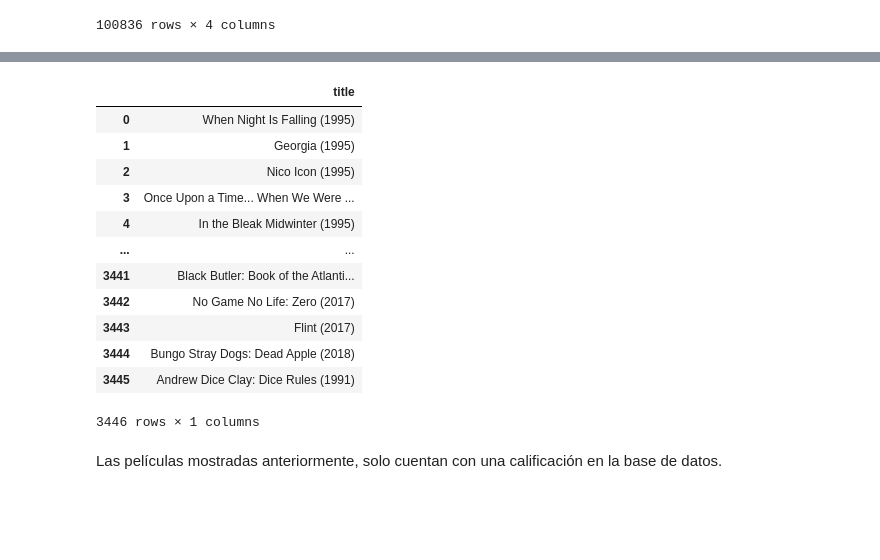
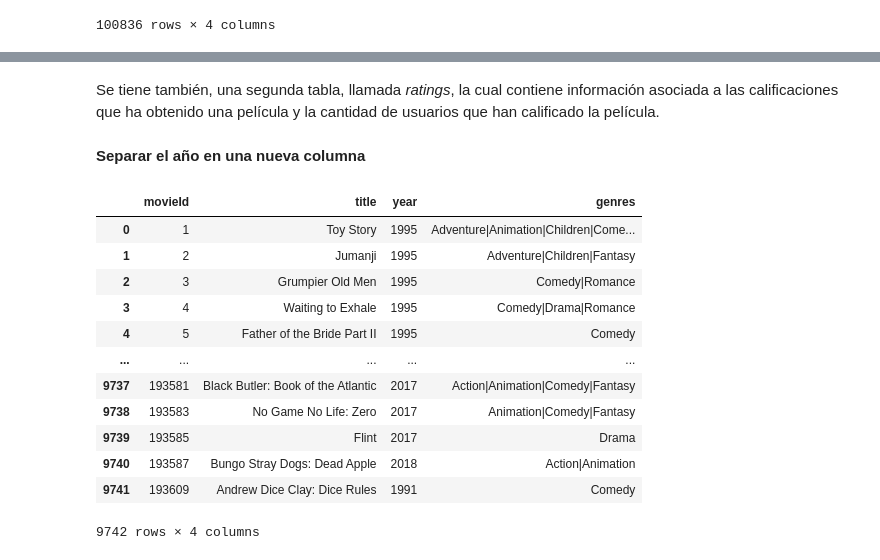
Before and after one commit to estebancardona1/ProyectoMarketing, a Jupyter notebook: b_exploracion_limpieza.ipynb, the cells around one changed output, grey strips where cells are left out. Cells and saved outputs as stored; diff of their text form; code cells hidden in the pictures; blank space fills up the shorter version.

```diff
--- a/b_exploracion_limpieza.ipynb
+++ b/b_exploracion_limpieza.ipynb
@@ -98,23 +60,4 @@ Las películas mostradas anteriormente, no cuentan con ninguna calificación en
-# %%
-one_rating = pd.read_sql("""
-    SELECT movies.title FROM movies
-    JOIN ratings ON movies.movieId = ratings.movieId
-    GROUP BY movies.movieId, movies.title HAVING COUNT(ratings.rating) = 1;
-""", conn)
-one_rating
-# %% [output]
-|  | title |
-| 0 | When Night Is Falling (1995) |
-| 1 | Georgia (1995) |
-| 2 | Nico Icon (1995) |
-| 3 | Once Upon a Time... When We Were ... |
-| 4 | In the Bleak Midwinter (1995) |
-| ... | ... |
-| 3441 | Black Butler: Book of the Atlanti... |
-| 3442 | No Game No Life: Zero (2017) |
-| 3443 | Flint (2017) |
-| 3444 | Bungo Stray Dogs: Dead Apple (2018) |
-| 3445 | Andrew Dice Clay: Dice Rules (1991) |
-3446 rows × 1 columns
-# %% [markdown]
-Las películas mostradas anteriormente, solo cuentan con una calificación en la base de datos.
+# %% [markdown]
+Se tiene también, una segunda tabla, llamada *ratings*, la cual contiene información asociada a las calificaciones que ha obtenido una película y la cantidad de usuarios que han calificado la película.
+# %% [markdown]
+**Separar el año en una nueva columna**
@@ -120,0 +76,16 @@ Las películas mostradas anteriormente, solo cuentan con una calificación en la
+# %%
+movies
+# %% [output]
+|  | movieId | title | year | genres |
+| 0 | 1 | Toy Story | 1995 | Adventure|Animation|Children|Come... |
+| 1 | 2 | Jumanji | 1995 | Adventure|Children|Fantasy |
+| 2 | 3 | Grumpier Old Men | 1995 | Comedy|Romance |
+| 3 | 4 | Waiting to Exhale | 1995 | Comedy|Drama|Romance |
+| 4 | 5 | Father of the Bride Part II | 1995 | Comedy |
+| ... | ... | ... | ... | ... |
+| 9737 | 193581 | Black Butler: Book of the Atlantic | 2017 | Action|Animation|Comedy|Fantasy |
+| 9738 | 193583 | No Game No Life: Zero | 2017 | Animation|Comedy|Fantasy |
+| 9739 | 193585 | Flint | 2017 | Drama |
+| 9740 | 193587 | Bungo Stray Dogs: Dead Apple | 2018 | Action|Animation |
+| 9741 | 193609 | Andrew Dice Clay: Dice Rules | 1991 | Comedy |
+9742 rows × 4 columns
```
Also changed, not shown: parts of 29 cells of this notebook.
